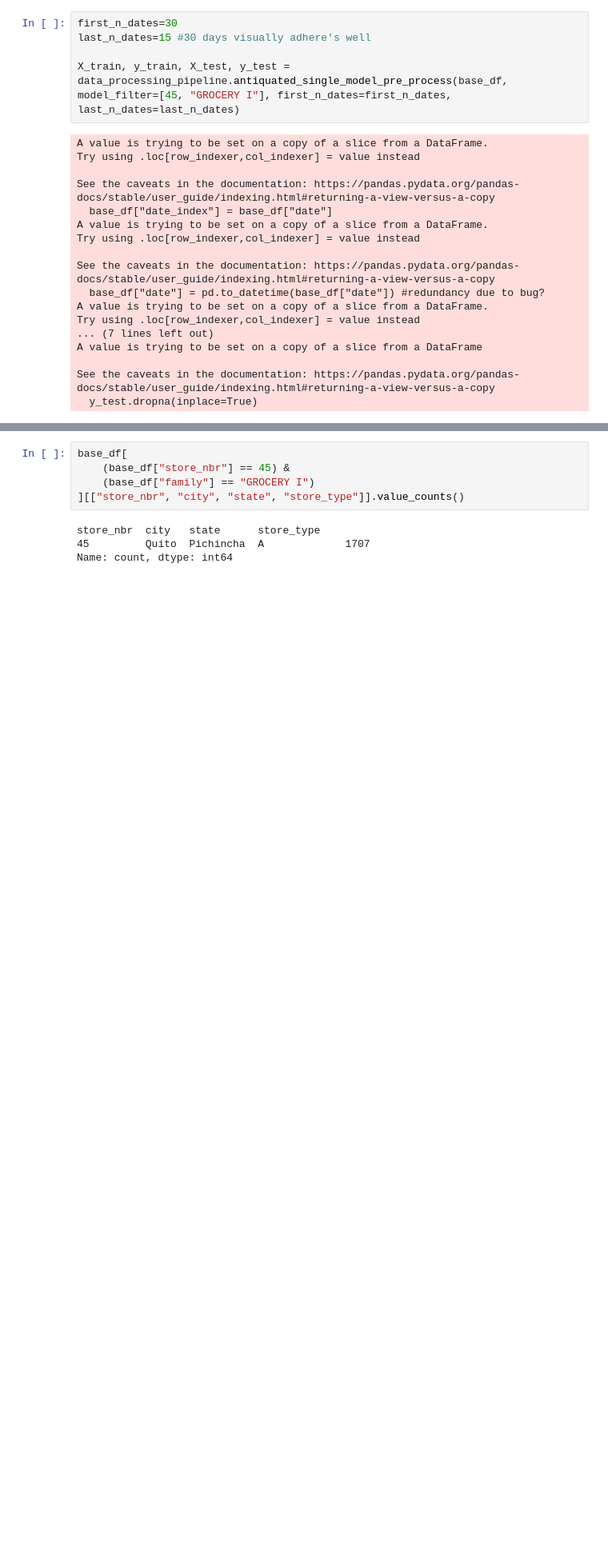
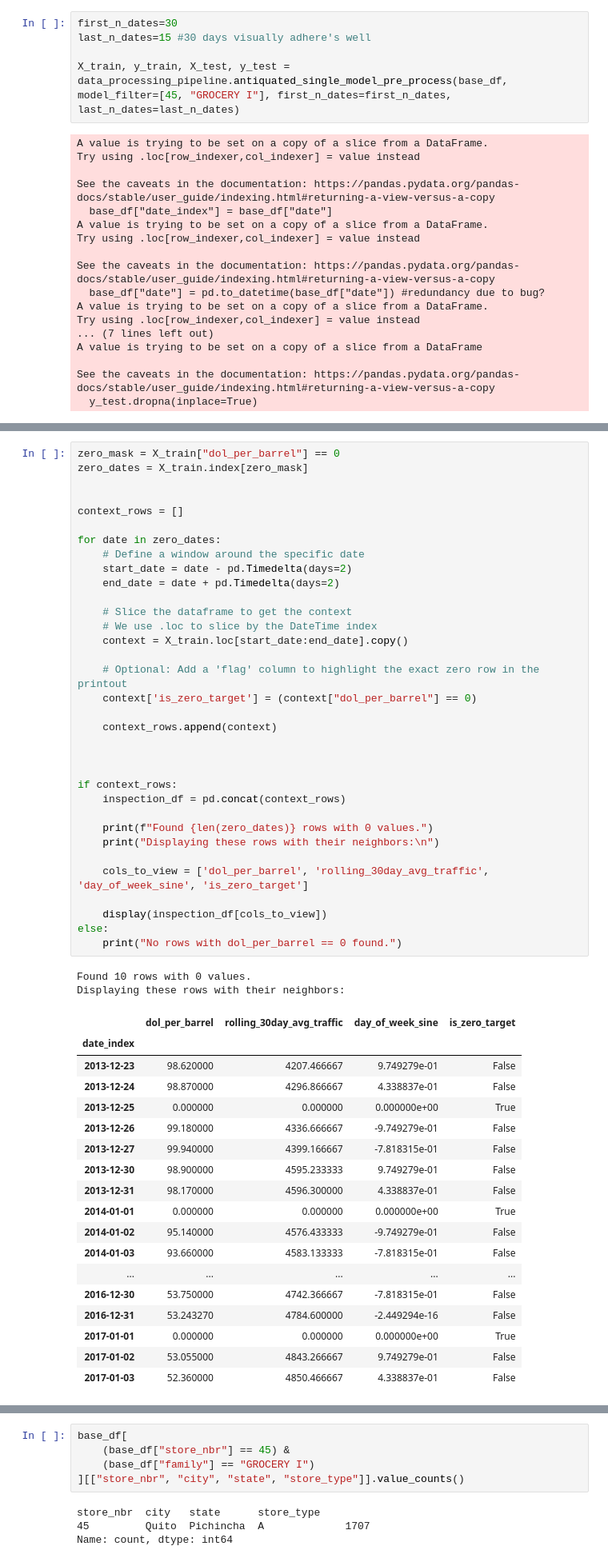
Before and after one commit to chriskuz/favorita_nn_scaling, a Jupyter notebook: src/project_notebook.ipynb, the cells around one changed output, grey strips where cells are left out. Shown at 80% size. Cells and saved outputs as stored; diff of their text form; blank space fills up the shorter version.

```diff
--- a/src/project_notebook.ipynb
+++ b/src/project_notebook.ipynb
@@ -128,0 +138,55 @@ Above we confirm that with nans set to 0, this has introduced a several crashes
+# %%
+zero_mask = X_train["dol_per_barrel"] == 0
+zero_dates = X_train.index[zero_mask]
+
+
+context_rows = []
+
+for date in zero_dates:
+    # Define a window around the specific date
+    start_date = date - pd.Timedelta(days=2)
+    end_date = date + pd.Timedelta(days=2)
+
+    # Slice the dataframe to get the context
+    # We use .loc to slice by the DateTime index
+    context = X_train.loc[start_date:end_date].copy()
+
+    # Optional: Add a 'flag' column to highlight the exact zero row in the printout
+    context['is_zero_target'] = (context["dol_per_barrel"] == 0)
+
+    context_rows.append(context)
+
+
+
+if context_rows:
+    inspection_df = pd.concat(context_rows)
+
+    print(f"Found {len(zero_dates)} rows with 0 values.")
+    print("Displaying these rows with their neighbors:\n")
+
+    cols_to_view = ['dol_per_barrel', 'rolling_30day_avg_traffic', 'day_of_week_sine', 'is_zero_target']
+
+    display(inspection_df[cols_to_view])
+else:
+    print("No rows with dol_per_barrel == 0 found.")
+# %% [output]
+Found 10 rows with 0 values.
+Displaying these rows with their neighbors:
+|  | dol_per_barrel | rolling_30day_avg_traffic | day_of_week_sine | is_zero_target |
+| date_index |  |  |  |  |
+| 2013-12-23 | 98.620000 | 4207.466667 | 9.749279e-01 | False |
+| 2013-12-24 | 98.870000 | 4296.866667 | 4.338837e-01 | False |
+| 2013-12-25 | 0.000000 | 0.000000 | 0.000000e+00 | True |
+| 2013-12-26 | 99.180000 | 4336.666667 | -9.749279e-01 | False |
+| 2013-12-27 | 99.940000 | 4399.166667 | -7.818315e-01 | False |
+| 2013-12-30 | 98.900000 | 4595.233333 | 9.749279e-01 | False |
+| 2013-12-31 | 98.170000 | 4596.300000 | 4.338837e-01 | False |
+| 2014-01-01 | 0.000000 | 0.000000 | 0.000000e+00 | True |
+| 2014-01-02 | 95.140000 | 4576.433333 | -9.749279e-01 | False |
+| 2014-01-03 | 93.660000 | 4583.133333 | -7.818315e-01 | False |
+| ... | ... | ... | ... | ... |
+| 2016-12-30 | 53.750000 | 4742.366667 | -7.818315e-01 | False |
+| 2016-12-31 | 53.243270 | 4784.600000 | -2.449294e-16 | False |
+| 2017-01-01 | 0.000000 | 0.000000 | 0.000000e+00 | True |
+| 2017-01-02 | 53.055000 | 4843.266667 | 9.749279e-01 | False |
+| 2017-01-03 | 52.360000 | 4850.466667 | 4.338837e-01 | False |
```
Also changed, not shown: parts of 10 cells of this notebook, 2 other files.
